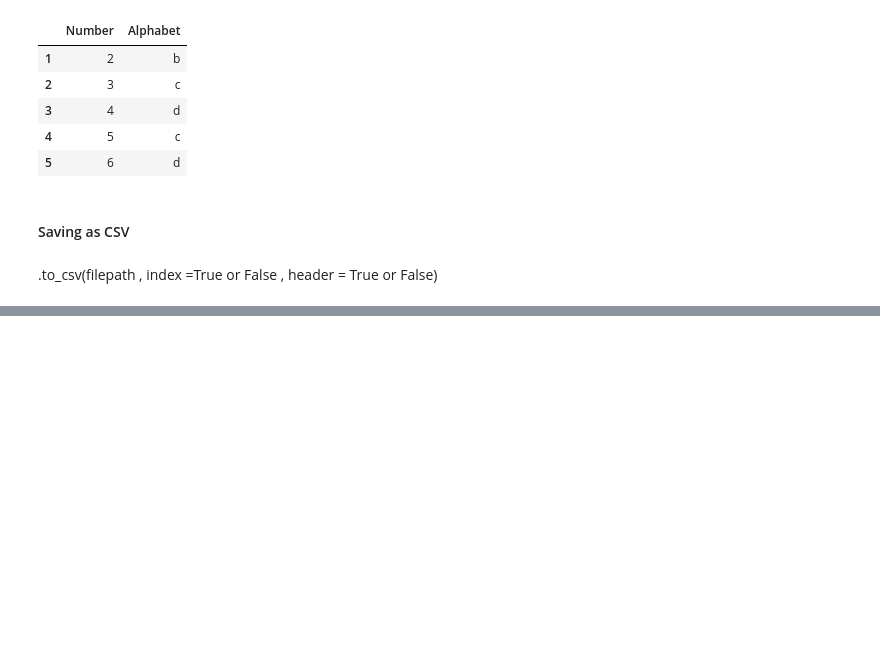
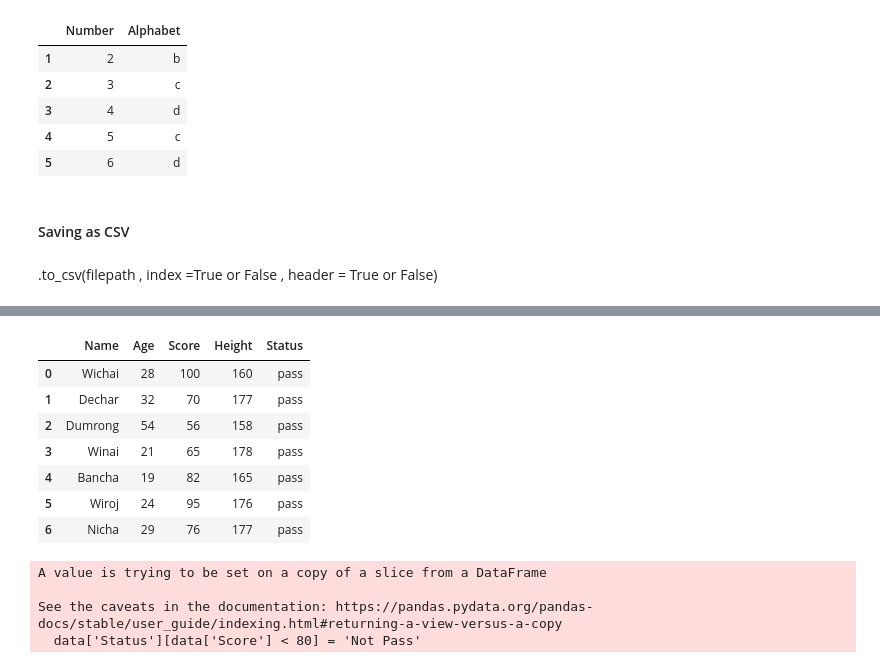
Before and after one commit to sunwasan/python_basic, a Jupyter notebook: ds_and_ai_by_python/pandas_01.ipynb, the cells around one changed output, grey strips where cells are left out. Cells and saved outputs as stored; diff of their text form; code cells hidden in the pictures; blank space fills up the shorter version.

```diff
--- a/ds_and_ai_by_python/pandas_01.ipynb
+++ b/ds_and_ai_by_python/pandas_01.ipynb
@@ -195,0 +367,5 @@ pd.read_csv('data02.csv')
+# %%
+data.Name.replace('Decha' , 'Dechar' , inplace=True)
+# %%
+data.loc[data.Name.str.match('Somkiat') , 'Score'] = 100
+data.head(3)
@@ -195,0 +377,2 @@ pd.read_csv('data02.csv')
+# %%
+data.loc[0, 'Name'] = 'Wichai'
@@ -195,0 +381,2 @@ pd.read_csv('data02.csv')
+# %%
+data['Height'] = [160,177,158,178,165,176,177]
@@ -195,0 +394,19 @@ pd.read_csv('data02.csv')
+# %%
+data['Status'] = 'pass'
+data
+# %% [output]
+|  | Name | Age | Score | Height | Status |
+| 0 | Wichai | 28 | 100 | 160 | pass |
+| 1 | Dechar | 32 | 70 | 177 | pass |
+| 2 | Dumrong | 54 | 56 | 158 | pass |
+| 3 | Winai | 21 | 65 | 178 | pass |
+| 4 | Bancha | 19 | 82 | 165 | pass |
+| 5 | Wiroj | 24 | 95 | 176 | pass |
+| 6 | Nicha | 29 | 76 | 177 | pass |
+# %%
+data['Status'][data['Score'] < 80] = 'Not Pass'
+# %% [output]
+A value is trying to be set on a copy of a slice from a DataFrame
+
+See the caveats in the documentation: https://pandas.pydata.org/pandas-docs/stable/user_guide/indexing.html#returning-a-view-versus-a-copy
+  data['Status'][data['Score'] < 80] = 'Not Pass'
```
Also changed, not shown: parts of 64 cells of this notebook.
